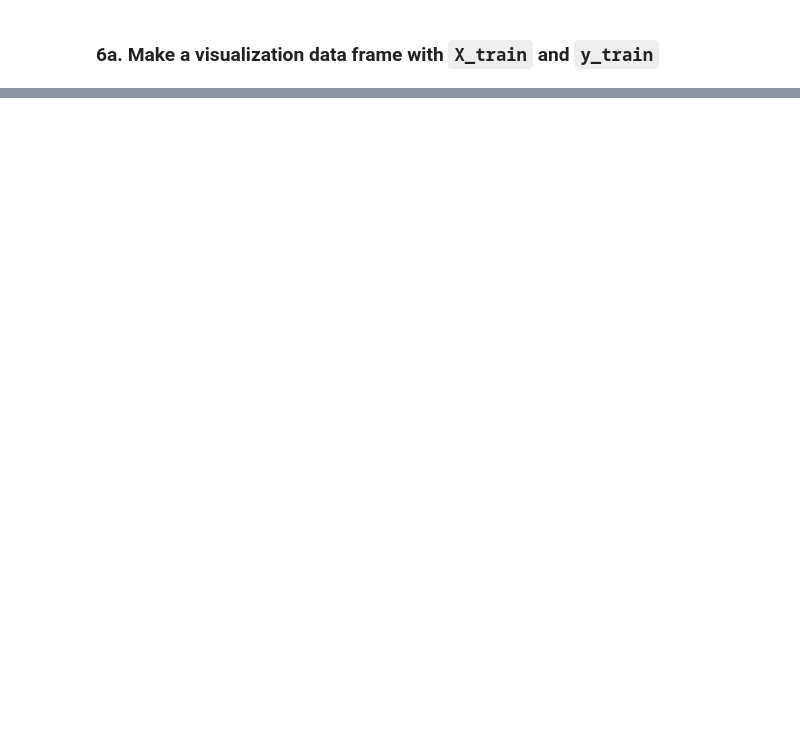
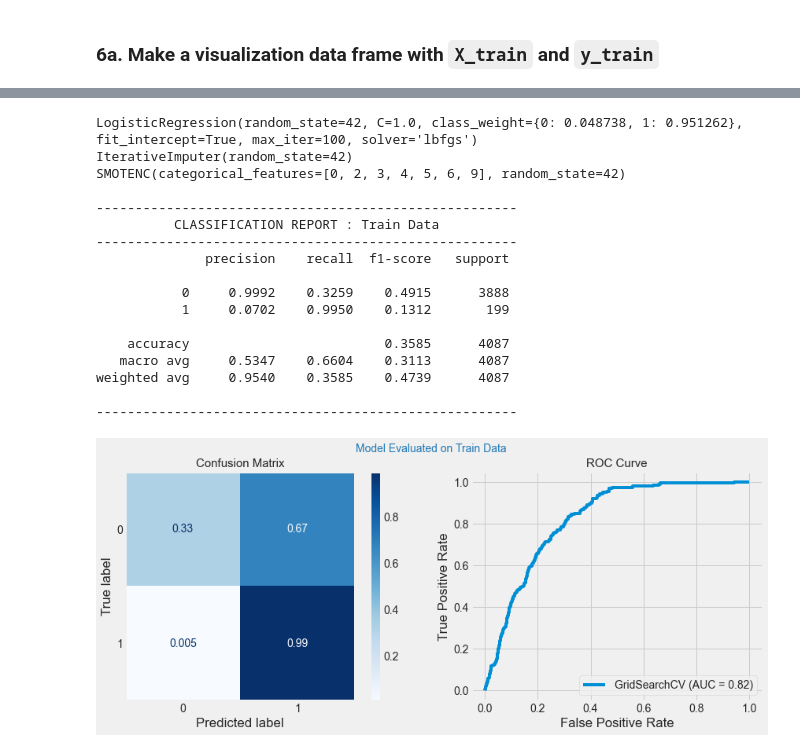
Before and after one commit to AgathaZareth/Stroke_Prediction, a Jupyter notebook: Notebook.ipynb, the cells around one changed output, grey strips where cells are left out. Saved outputs shown, nothing was run; the diff lists cells and outputs as text; code cells hidden in the pictures; blank space fills up the shorter version.

```diff
--- a/Notebook.ipynb
+++ b/Notebook.ipynb
@@ -605,0 +889,26 @@ why this final model? What is so great about it. how does it solve business prob
+# %%
+mod3_with_gs = check_model(model3,
+                           imputer=imputer,
+                           smote=smote,
+                           grid_search=log_reg_dict,
+                           show_classification_report=True,
+                           show_plots=True)
+# %% [output]
+LogisticRegression(random_state=42, C=1.0, class_weight={0: 0.048738, 1: 0.951262}, fit_intercept=True, max_iter=100, solver='lbfgs')
+IterativeImputer(random_state=42)
+SMOTENC(categorical_features=[0, 2, 3, 4, 5, 6, 9], random_state=42)
+
+------------------------------------------------------
+          CLASSIFICATION REPORT : Train Data
+------------------------------------------------------
+              precision    recall  f1-score   support
+
+           0     0.9992    0.3259    0.4915      3888
+           1     0.0702    0.9950    0.1312       199
+
+    accuracy                         0.3585      4087
+   macro avg     0.5347    0.6604    0.3113      4087
+weighted avg     0.9540    0.3585    0.4739      4087
+
+------------------------------------------------------
+[figure, added]
```
Also changed, not shown: parts of 88 cells of this notebook.
